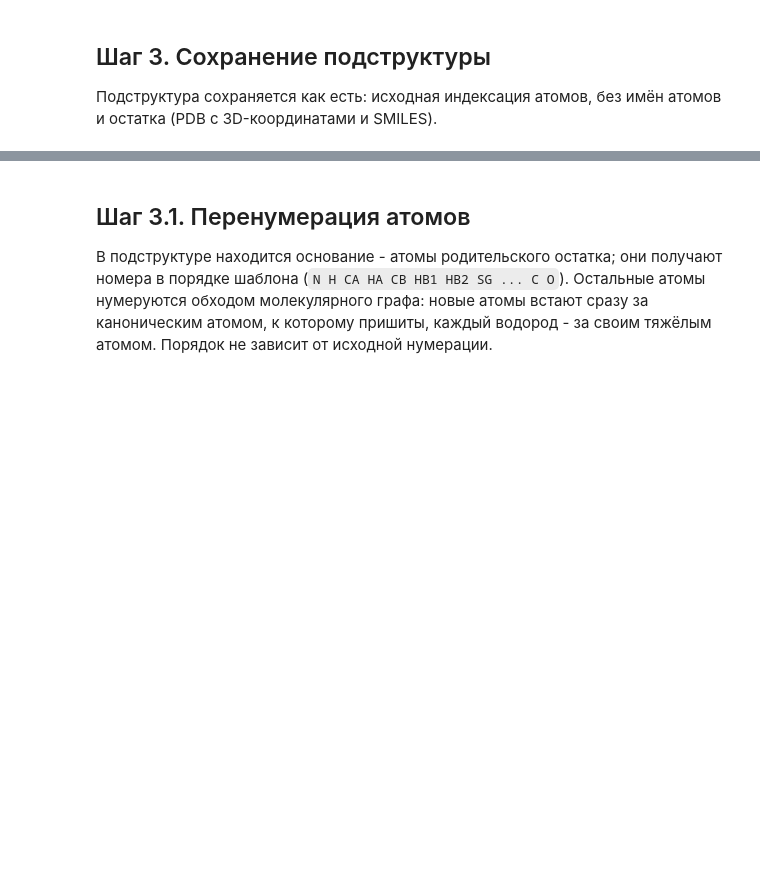
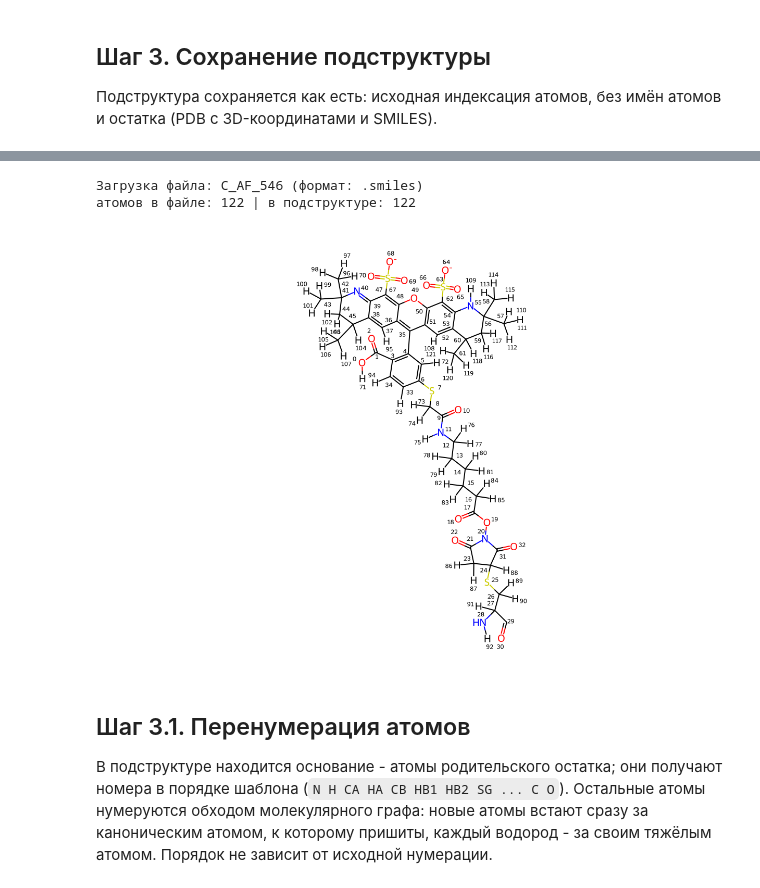
Before and after one commit to intbio/ResParTools, a Jupyter notebook: notebooks_and_examples/AF_546_cys/1_charge_calculation.ipynb, the cells around one changed output, grey strips where cells are left out. Cells and saved outputs as stored; diff of their text form; code cells hidden in the pictures; blank space fills up the shorter version.

```diff
--- a/notebooks_and_examples/AF_546_cys/1_charge_calculation.ipynb
+++ b/notebooks_and_examples/AF_546_cys/1_charge_calculation.ipynb
@@ -100,3 +108,12 @@ pt.draw_mol_with_atom_index(check_chem)
+# %%
+# проверка: файл читается обратно, число атомов совпадает
+check_chem = pt.file_opener(f'molecules/substructure/{mon_name}.smiles')[mon_name]
+print('атомов в файле:', check_chem.GetNumAtoms(), '| в подструктуре:', sub_chem.GetNumAtoms())
+pt.draw_mol_with_atom_index(check_chem)
+# %% [output]
+Загрузка файла: C_AF_546 (формат: .smiles)
+атомов в файле: 122 | в подструктуре: 122
+[figure, added]
 # %% [markdown]
 ## Шаг 3.1. Перенумерация атомов
 В подструктуре находится основание - атомы родительского остатка; они получают номера в порядке шаблона (`N H CA HA CB HB1 HB2 SG ... C O`). Остальные атомы нумеруются обходом молекулярного графа: новые атомы встают сразу за каноническим атомом, к которому пришиты, каждый водород - за своим тяжёлым атомом. Порядок не зависит от исходной нумерации.
```
Also changed, not shown: parts of 6 cells of this notebook, 6 other files.
